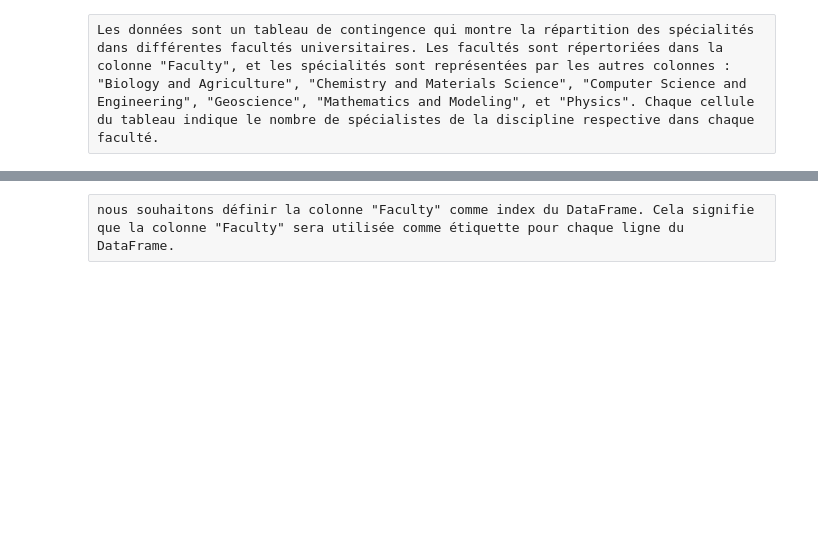
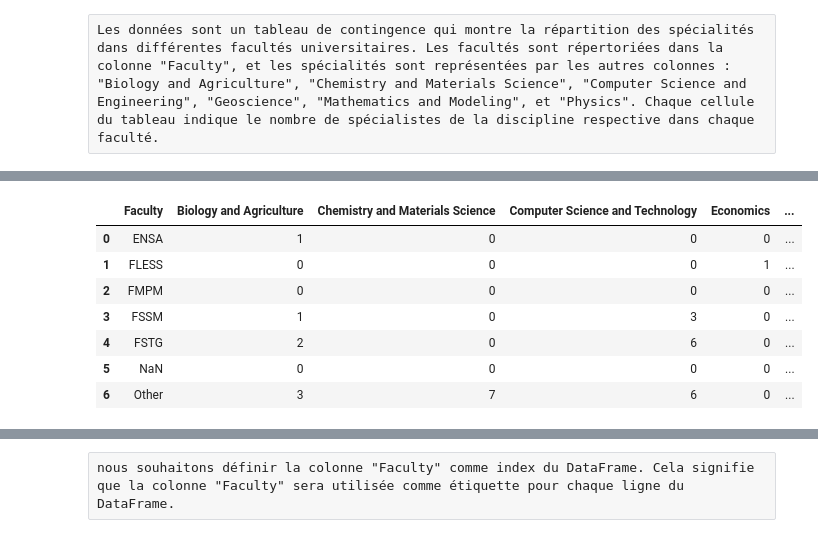
Before and after one commit to hamza-bousalih/googlescholar_analyse, a Jupyter notebook: analysis/afc/afc.ipynb, the cells around one changed output, grey strips where cells are left out. Drawn from its saved outputs; the diff is of its cells as text; code cells hidden in the pictures; blank space fills up the shorter version.

Commit message:
new version for AFC using the new data

```diff
--- a/analysis/afc/afc.ipynb
+++ b/analysis/afc/afc.ipynb
@@ -23,3 +14,15 @@ df
+# %%
+df = pd.read_csv('../data/contingency_table--faculty_specialty-v3.csv')
+df
+# %% [output]
+|  | Faculty | Biology and Agriculture | Chemistry and Materials Science | Computer Science and Technology | Economics | ... |
+| 0 | ENSA | 1 | 0 | 0 | 0 | ... |
+| 1 | FLESS | 0 | 0 | 0 | 1 | ... |
+| 2 | FMPM | 0 | 0 | 0 | 0 | ... |
+| 3 | FSSM | 1 | 0 | 3 | 0 | ... |
+| 4 | FSTG | 2 | 0 | 6 | 0 | ... |
+| 5 | NaN | 0 | 0 | 0 | 0 | ... |
+| 6 | Other | 3 | 7 | 6 | 0 | ... |
 # %%
 df=df.set_index("Faculty")
 df
```
Also changed, not shown: parts of 1 cell of this notebook, 2 other files.
